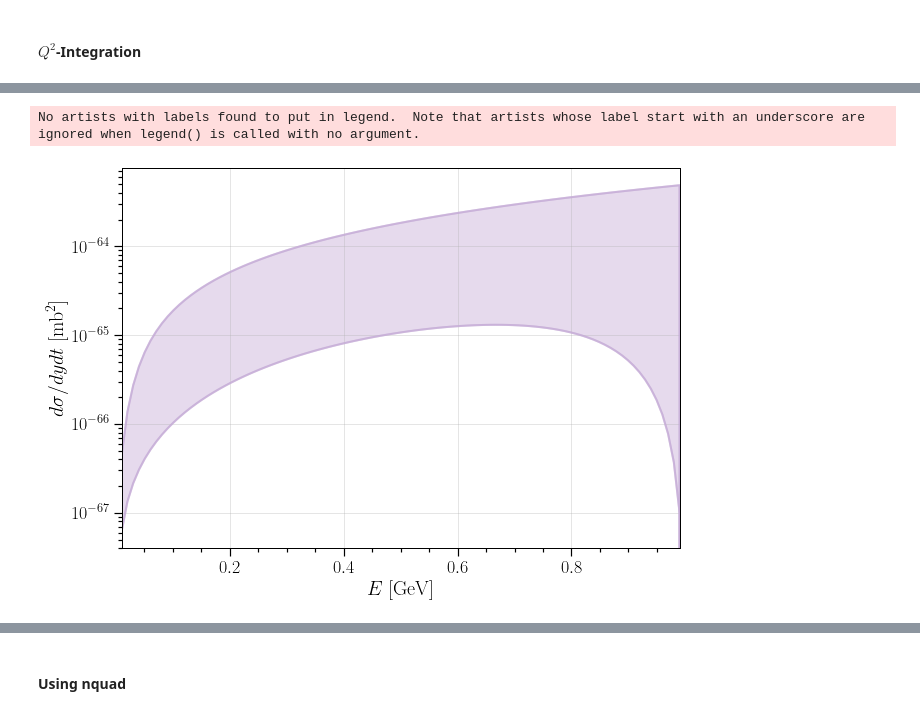
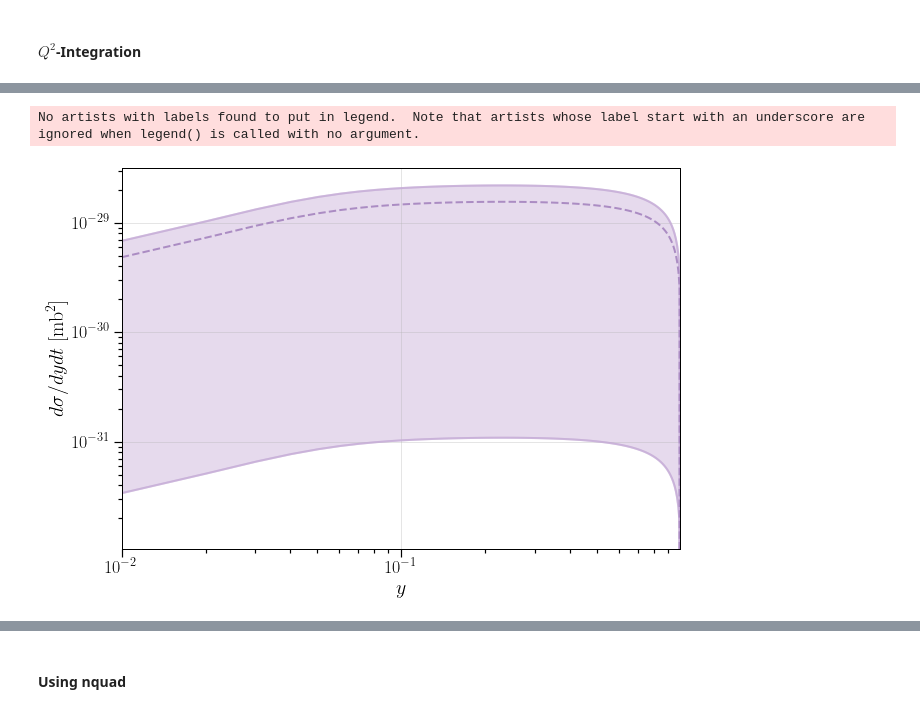
Before and after one commit to bskrzypek/Coherent-Vector-Meson-CrossSections, a Jupyter notebook: crossSections.ipynb, the cells around one changed output, grey strips where cells are left out. Saved outputs shown, nothing was run; the diff lists cells and outputs as text; code cells hidden in the pictures.

```diff
--- a/crossSections.ipynb
+++ b/crossSections.ipynb
@@ -216,6 +208,12 @@ def q2Integral(E):
     integral = integrate.simps(diff_crossSection(E*GeV),q2Range(yrange(-1*trange(E),E),-1*trange(E),E),axis = 0)
 
     return integral
+# %%
+def yIntegral(E):
+
+    integral = integrate.simps(integrate.simps(diff_crossSection(E*GeV),q2Range(yrange(-1*trange(E),E),-1*trange(E),E),axis = 0),yrange(-1*trange(E),E),axis = 0)
+
+    return integral
 # %%
 def Integral(E):
 
@@ -227,8 +225,8 @@ Integral(1e3*GeV)
 # %% [output]
 -6.969309319771495e-68
 # %%
-energies = np.logspace(0,6,25)
-integral = q2Integral(energies*GeV)
+energies = np.logspace(0,6,6)
+integral = yIntegral(energies*GeV)
 # %%
 fig = plt.figure(figsize = (10,7))
 
@@ -250,3 +255,12 @@ plt.show()
+# %%
+csms = []
+
+with open("/Users/barbaraskrzypek/Downloads/csms.csv") as file:
+    reader = csv.reader(file)
+    for item in reader:
+        x = float(item[0])
+        y = float(item[1])
+        csms.append([x,y])
 # %% [markdown]
 #### $t$-integration
 # %%
@@ -420,27 +476,39 @@ xsmax2 = q2_integral_vectorized(1e6*GeV,y_array,-1*1e-6)
+# %%
+y_array = np.linspace(0,1,100)
+t_array = np.logspace(-6,2,4)
+e = 1e6
+
+xsmin = q2_integral_vectorized(e*GeV,y_array,-1*1e-6)
+xsmid = q2_integral_vectorized(e*GeV,y_array,-1*1e-1)
+xsmax = q2_integral_vectorized(e*GeV,y_array,-1*1e0)
+
+#xsmin2 = q2_integral_vectorized(1e0*GeV,y_array,-1*1e-6)
+#xsmax2 = q2_integral_vectorized(1e6*GeV,y_array,-1*1e-6)
 # %%
 fig = plt.figure(figsize = (10,7))
 
 t = 1e-2
 
 i = 0
 
 plt.axvline(mrho**2/(2*np.sqrt(t*GeV**2)*1e6*GeV),color = "cornflowerblue",ls = "dashed",alpha = 0.4)
 
-plt.plot(y_array,xsmin,color = my_gradient(0.3),alpha = 0.8)
-plt.plot(y_array,xsmax,color = my_gradient(0.3),alpha = 0.8)
-plt.fill_between(y_array,xsmin,xsmax,color = my_gradient2(0.4),alpha = 0.4)
+plt.plot(y_array,xsmin/mb**2,color = my_gradient(0.3),alpha = 0.8)
+plt.plot(y_array,xsmax/mb**2,color = my_gradient(0.3),alpha = 0.8)
+plt.fill_between(y_array,xsmin/mb**2,xsmax/mb**2,color = my_gradient2(0.4),alpha = 0.4)
+plt.plot(y_array,xsmid/mb**2,color = my_gradient(0.2),ls = "dashed")
 
 plt.grid(alpha = 0.4)
 plt.legend(loc = "lower left",fontsize = 14,ncol = 2)
 
-#plt.xscale('log')
+plt.xscale('log')
 plt.yscale('log')
 plt.xlim(0.01,0.99)
-plt.xlabel(r"$E\;[\rm GeV]$",fontsize = 20)
+plt.xlabel(r"$y$",fontsize = 20)
 plt.ylabel(r"$d\sigma/dydt\; [{\rm mb}^2]$",fontsize = 20)
 
-plt.savefig("/Users/barbaraskrzypek/Documents/IceCube/LVNeutrinos/q2Integral.png",dpi = 400,bbox_inches = "tight")
+plt.savefig("/Users/barbaraskrzypek/Documents/IceCube/LVNeutrinos/q2yIntegral.png",dpi = 400,bbox_inches = "tight")
 plt.show()
 # %% [output]
 No artists with labels found to put in legend.  Note that artists whose label start with an underscore are ignored when legend() is called with no argument.
-[figure, old version]
+[figure, new version]
```
Also changed, not shown: parts of 15 cells of this notebook.
